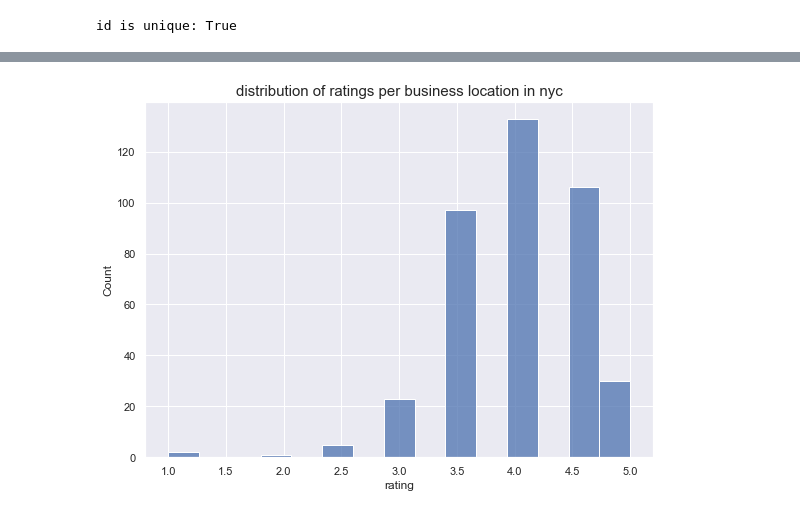
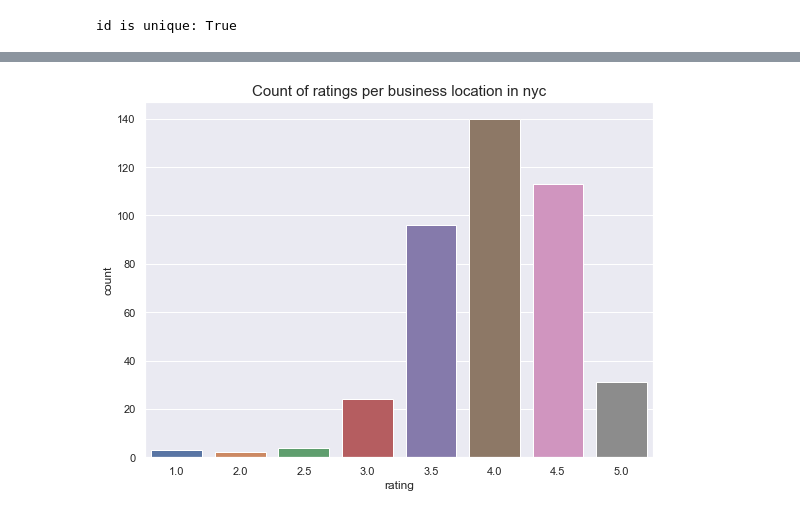
Before and after one commit to mebauer/boba-nyc, a Jupyter notebook: teabook/boba-analysis-nyc.ipynb, the cells around one changed output, grey strips where cells are left out. Saved outputs shown, nothing was run; the diff lists cells and outputs as text; code cells hidden in the pictures.

Commit message:
updating data wrangling and eda notebooks

```diff
--- a/teabook/boba-analysis-nyc.ipynb
+++ b/teabook/boba-analysis-nyc.ipynb
@@ -138,0 +199,4 @@ names.head()
+# %%
+names_counts = names_counts.loc[names_counts['name_lower'].isin(duplicates.to_list())].sort_values(by='name_lower')
+
+names_counts
@@ -138,0 +221,13 @@ names.head()
+# %%
+# a dictionary of formatted names (lower & remove white spice) and new names to be returned
+new_names = {'yifangtaiwanfruittea':'Yi Fang Taiwan Fruit Tea',
+             'vivibubbletea':'Vivi Bubble Tea',
+             'jooyteashoppe':'JOOY Tea Shop',
+             'tbaar':'TBaar',
+             'cocofreshtea&juice':'CoCo Fresh Tea & Juice',
+             "yomie'sricexyogurt":"Yomie's Rice X Yogurt",
+             'pokébowlstation':'PokéBowl Station'}
+
+names_counts['name_lower'] = names_counts['name_lower'].replace(new_names)
+
+names_counts
@@ -138,0 +252,5 @@ names.head()
+# %%
+# a dictionary of old and new names to be returned
+replace_duplicates = dict(zip(names_counts['name'], names_counts['name_lower']))
+
+replace_duplicates
@@ -138,0 +276,5 @@ names.head()
+# %%
+# replace old and new names to original dataframe
+df['name'] = df['name'].replace(replace_duplicates)
+
+df.head()
@@ -211,10 +397,10 @@ Name: rating, dtype: float64
 # %%
 fig, ax = plt.subplots(figsize=(8, 6))
 
-sns.histplot(data=df,
+sns.countplot(data=df,
              x="rating")
 
-plt.title('distribution of ratings per business location in nyc', fontsize=15)
+plt.title('Count of ratings per business location in nyc', fontsize=15)
 plt.tight_layout()
 # %% [output]
-[figure, old version]
+[figure, new version]
```
Also changed, not shown: parts of 42 cells of this notebook, 3 other files.
